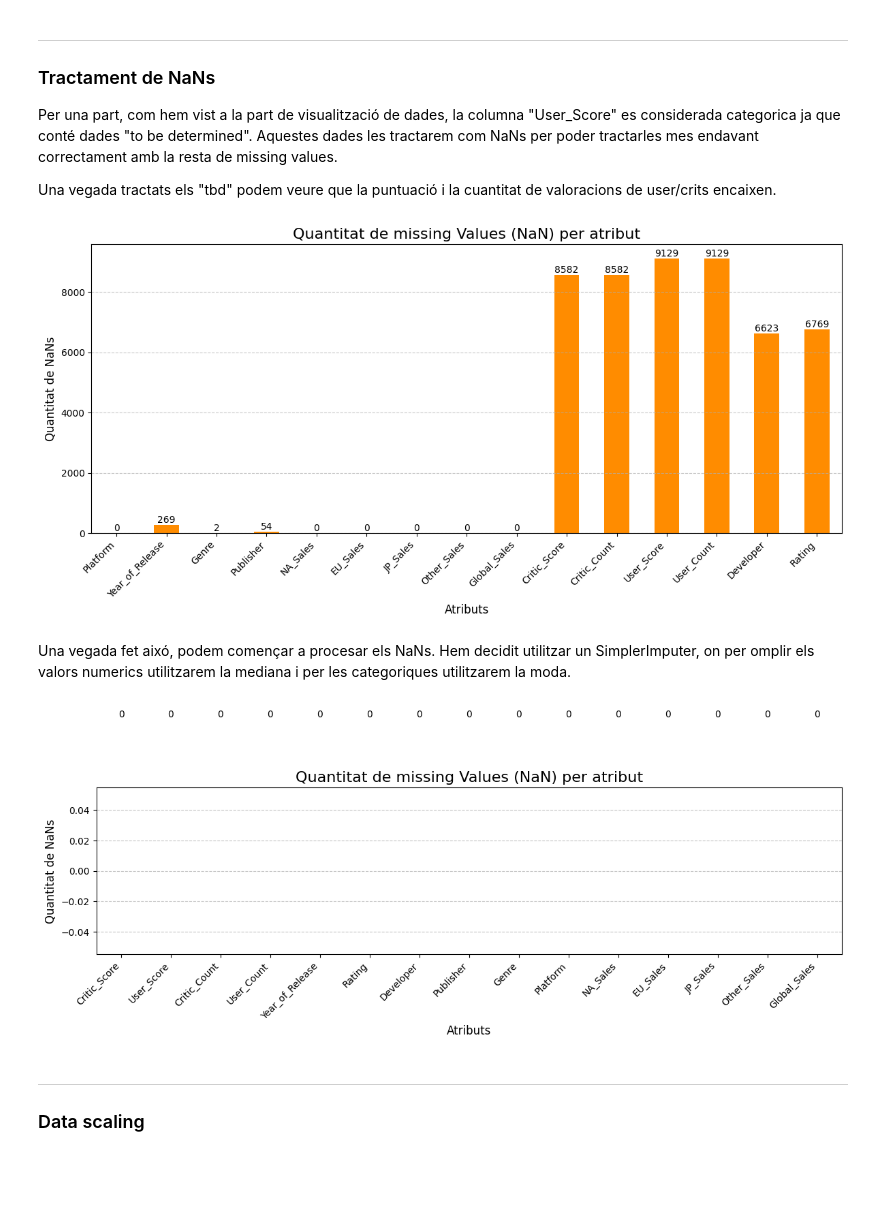
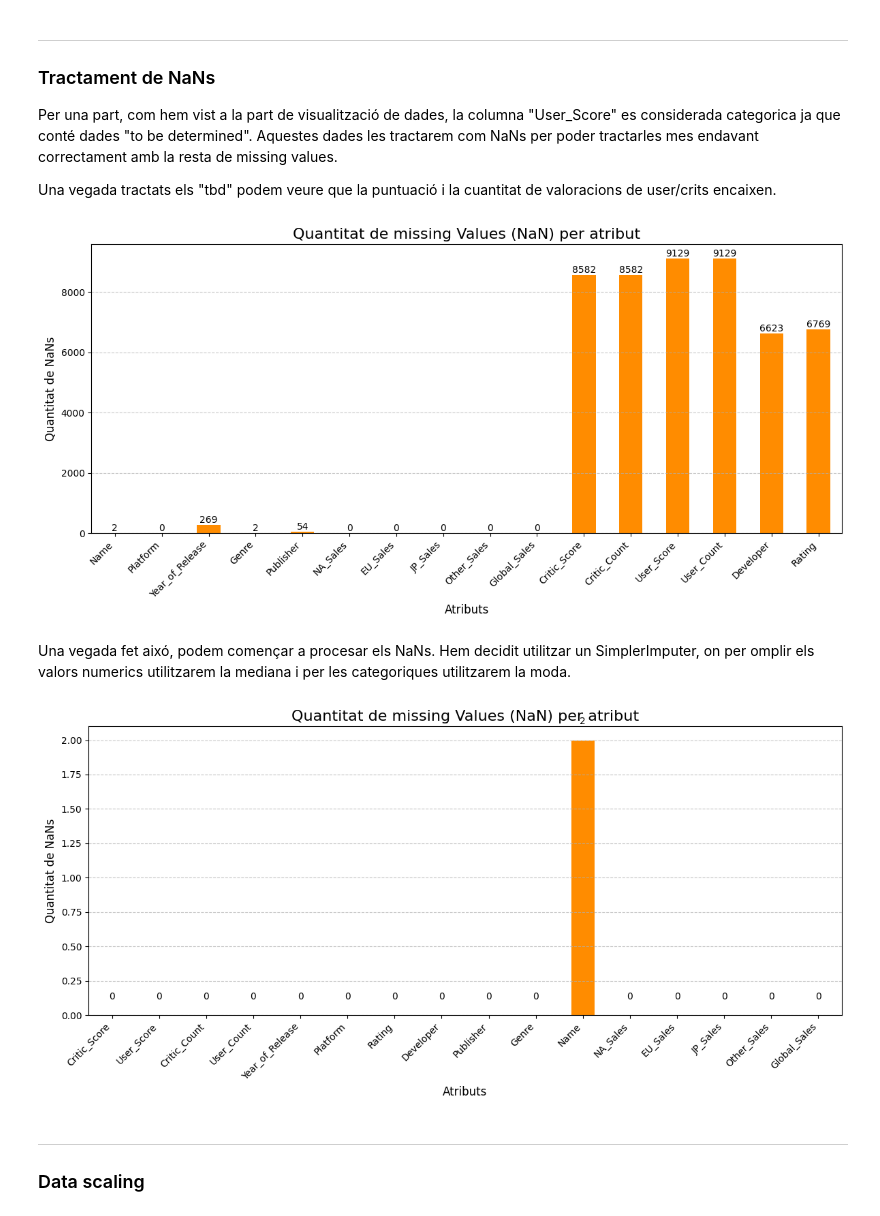
Before and after one commit to Emparans/video-games-sales-with-ratings, a Jupyter notebook: Kaggle.ipynb, the cells around one changed output. Saved outputs shown, nothing was run; the diff lists cells and outputs as text; code cells hidden in the pictures; blank space fills up the shorter version.

```diff
--- a/Kaggle.ipynb
+++ b/Kaggle.ipynb
@@ -134,44 +133,45 @@ Una vegada tractats els "tbd" podem veure que la puntuació i la cuantitat de va
 # %%
 df['User_Score'] = df['User_Score'].replace('tbd', np.nan) #En la columna user score hay tbd. Esto transforma esos en NaNs
 df['User_Score'] = pd.to_numeric(df['User_Score']) #Pasarlo a float64 y tal
-df_noTbd = df.drop(columns=['Name'])
-mostrarGraficNaNs(df_noTbd)
+df_fixed = df
+mostrarGraficNaNs(df_fixed)
 # %% [output]
-[figure, old version]
+[figure, new version]
 # %% [markdown]
 Una vegada fet aixó, podem començar a procesar els NaNs. Hem decidit utilitzar un SimplerImputer, on per omplir els valors numerics utilitzarem  la mediana i per les categoriques utilitzarem la moda.
 # %%
 numeric_features = ['Critic_Score', 'User_Score', 'Critic_Count', 'User_Count', 'Year_of_Release']
-categorical_features = ['Rating', 'Developer','Publisher', 'Genre']
+categorical_features = ['Platform','Rating', 'Developer','Publisher', 'Genre']
 
-#transformers per dades numeriques i categoriques
+
+
 numeric_transformer = SimpleImputer(strategy='mean')
 categorical_transformer = SimpleImputer(strategy='most_frequent')
 
 preprocessor = ColumnTransformer(
     transformers=[
         ('num', numeric_transformer, numeric_features),
         ('cat', categorical_transformer, categorical_features)
     ],
     remainder='passthrough'
 )
 
 
-df_pre_imputed = preprocessor.fit_transform(df_noTbd)
+df_pre_imputed = preprocessor.fit_transform(df_fixed)
 
 columnas_procesadas = numeric_features + categorical_features
-columnas_passthrough = [col for col in df_noTbd.columns if col not in columnas_procesadas]
+columnas_passthrough = [col for col in df_fixed.columns if col not in columnas_procesadas]
 columnas_resultado_completo = numeric_features + categorical_features + columnas_passthrough
 
 df_imputed = pd.DataFrame(
     df_pre_imputed,
     columns=columnas_resultado_completo,
-    index=df_noTbd.index
+    index=df_fixed.index
 )
 
 mostrarGraficNaNs(df_imputed)
 # %% [output]
-[figure, old version]
+[figure, new version]
 # %% [markdown]
 ---
 ### Data scaling
```
Also changed, not shown: parts of 12 cells of this notebook.
